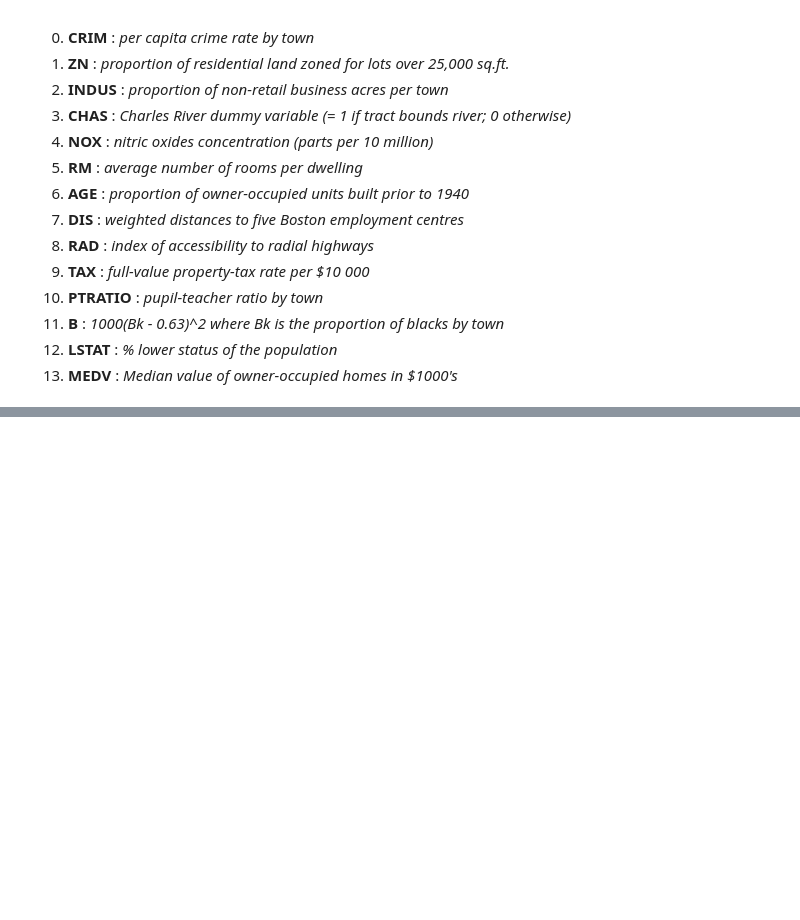
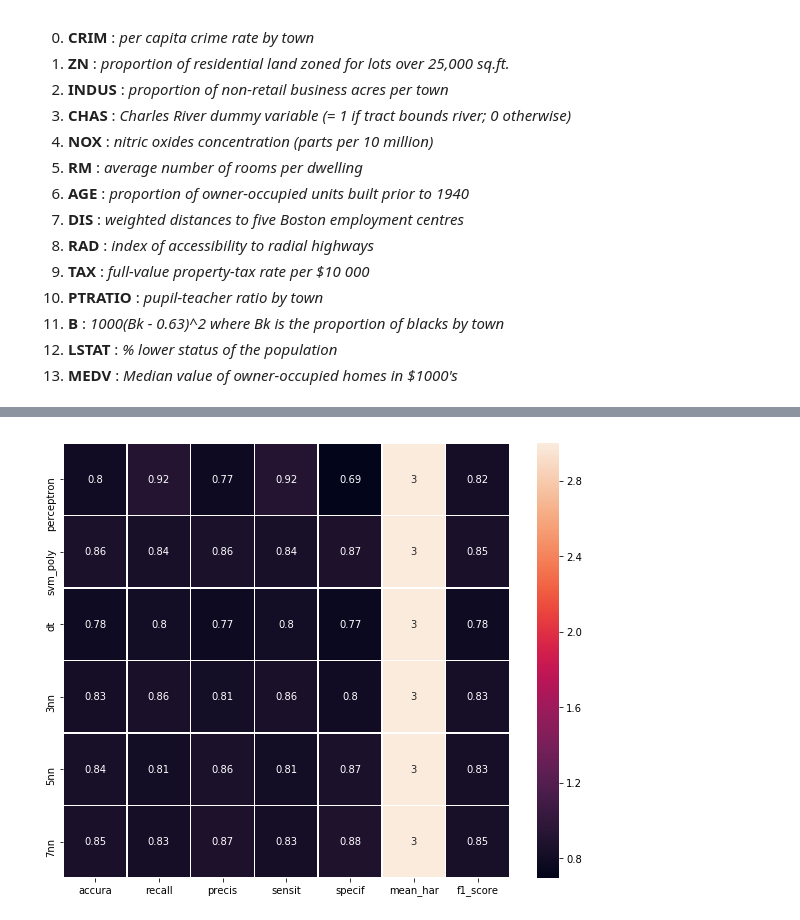
Before and after one commit to jahirmedinacs/datamining-p7, a Jupyter notebook: Practica7.ipynb, the cells around one changed output, grey strips where cells are left out. Drawn from its saved outputs; the diff is of its cells as text; code cells hidden in the pictures; blank space fills up the shorter version.

```diff
--- a/Practica7.ipynb
+++ b/Practica7.ipynb
@@ -226,0 +210,4 @@ _ _ _
+# %%
+mean_normal = mean_plot_results(_10_fold_results)
+# %% [output]
+[figure, added]
```
Also changed, not shown: parts of 49 cells of this notebook.
